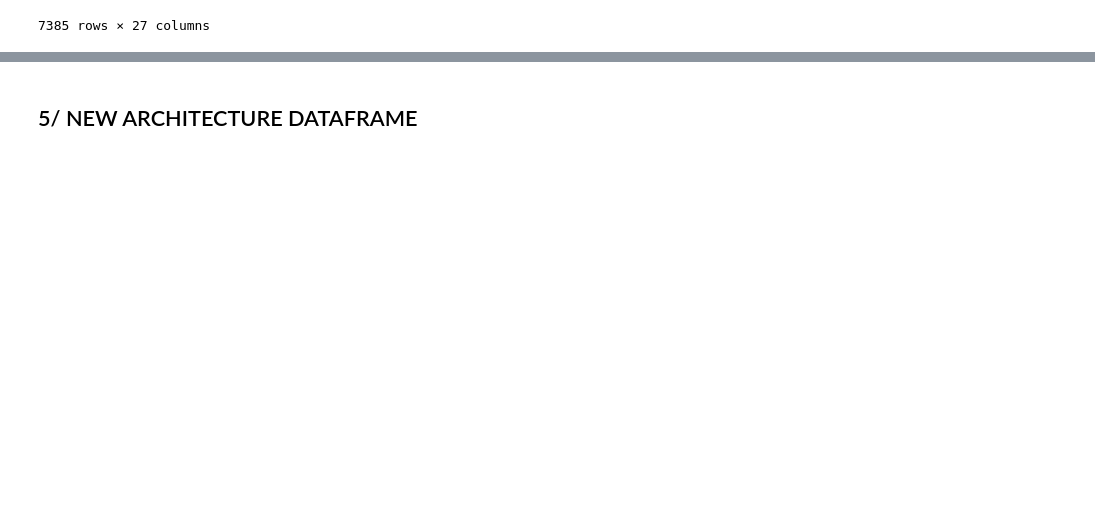
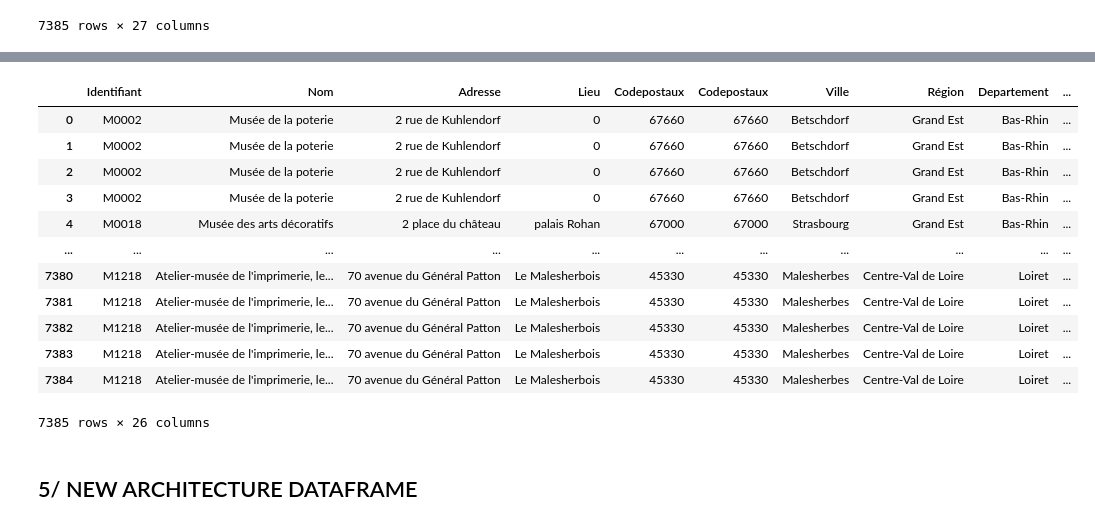
Before and after one commit to khady2708/projet-stage, a Jupyter notebook: villes.ipynb, the cells around one changed output, grey strips where cells are left out. Saved outputs shown, nothing was run; the diff lists cells and outputs as text; code cells hidden in the pictures; blank space fills up the shorter version.

```diff
--- a/villes.ipynb
+++ b/villes.ipynb
@@ -677,3 +697,19 @@ concat_musee_dataframe
+# %%
+concat_musee_dataframe[columns]
+# %% [output]
+|  | Identifiant | Nom | Adresse | Lieu | Codepostaux | Codepostaux | Ville | Région | Departement | ... |
+| 0 | M0002 | Musée de la poterie | 2 rue de Kuhlendorf | 0 | 67660 | 67660 | Betschdorf | Grand Est | Bas-Rhin | ... |
+| 1 | M0002 | Musée de la poterie | 2 rue de Kuhlendorf | 0 | 67660 | 67660 | Betschdorf | Grand Est | Bas-Rhin | ... |
+| 2 | M0002 | Musée de la poterie | 2 rue de Kuhlendorf | 0 | 67660 | 67660 | Betschdorf | Grand Est | Bas-Rhin | ... |
+| 3 | M0002 | Musée de la poterie | 2 rue de Kuhlendorf | 0 | 67660 | 67660 | Betschdorf | Grand Est | Bas-Rhin | ... |
+| 4 | M0018 | Musée des arts décoratifs | 2 place du château | palais Rohan | 67000 | 67000 | Strasbourg | Grand Est | Bas-Rhin | ... |
+| ... | ... | ... | ... | ... | ... | ... | ... | ... | ... | ... |
+| 7380 | M1218 | Atelier-musée de l'imprimerie, le... | 70 avenue du Général Patton | Le Malesherbois | 45330 | 45330 | Malesherbes | Centre-Val de Loire | Loiret | ... |
+| 7381 | M1218 | Atelier-musée de l'imprimerie, le... | 70 avenue du Général Patton | Le Malesherbois | 45330 | 45330 | Malesherbes | Centre-Val de Loire | Loiret | ... |
+| 7382 | M1218 | Atelier-musée de l'imprimerie, le... | 70 avenue du Général Patton | Le Malesherbois | 45330 | 45330 | Malesherbes | Centre-Val de Loire | Loiret | ... |
+| 7383 | M1218 | Atelier-musée de l'imprimerie, le... | 70 avenue du Général Patton | Le Malesherbois | 45330 | 45330 | Malesherbes | Centre-Val de Loire | Loiret | ... |
+| 7384 | M1218 | Atelier-musée de l'imprimerie, le... | 70 avenue du Général Patton | Le Malesherbois | 45330 | 45330 | Malesherbes | Centre-Val de Loire | Loiret | ... |
+7385 rows × 26 columns
 # %% [markdown]
 ## 5/ NEW ARCHITECTURE DATAFRAME
 # %%
```
Also changed, not shown: parts of 25 cells of this notebook, 7 other files.
